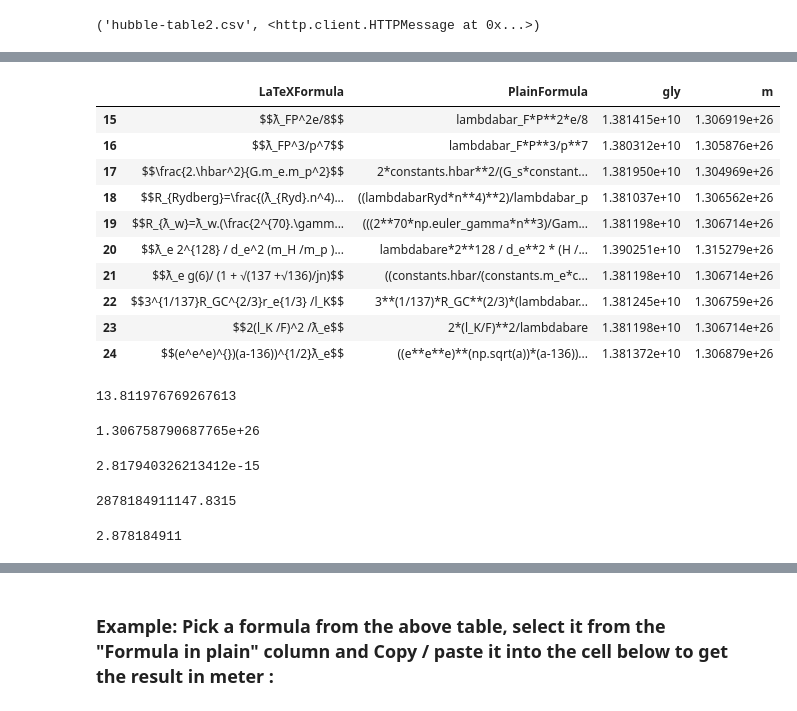
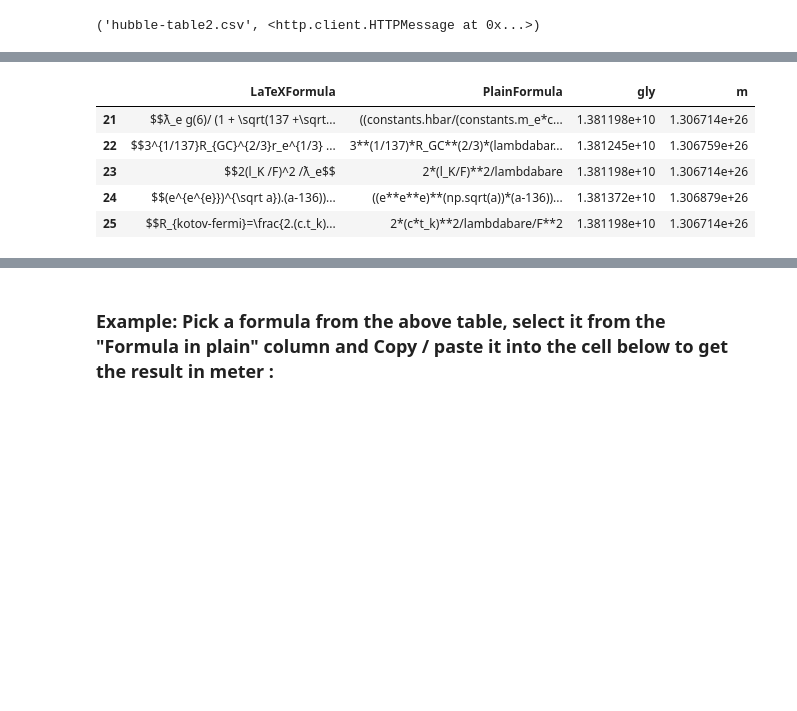
Before and after one commit to LaGuer/hubble-radius, a Jupyter notebook: hubble-radius.ipynb, the cells around one changed output, grey strips where cells are left out. Saved outputs shown, nothing was run; the diff lists cells and outputs as text; code cells hidden in the pictures; blank space fills up the shorter version.

```diff
--- a/hubble-radius.ipynb
+++ b/hubble-radius.ipynb
@@ -195,10 +199,10 @@ display.width = None
 
 #pd.set_option('display.width', 20)
 #pd.set_option('display.max_colwidth', None)
-df = pd.read_csv("hubble-table.csv", dtype = {"gly_value" : "float64","m_value" : "float64"}, skiprows = [30,31], sep = ",")
+df = pd.read_csv("hubble-table.csv", dtype = {"gly" : "float64","m" : "float64"}, skiprows = [30,31], sep = ",")
 #df1 = pd.read_csv("constant-table.csv", dtype = {" c_value" : "float64"}, skiprows = [1], sep = ",")
 
-df.head (20)
+df.head (5)
 # %% [output]
 |  | LaTeXFormula | PlainFormula | gly | m |
 | 0 | $$2\hbar^2/(G.m_e.m_p.m_n)$$ | 2*hbar**2/(G_s*m_e*m_p*m_n) | 1.380048e+10 | 1.305626e+26 |
@@ -220,37 +230,9 @@ df.head (20)
 # %%
-df.tail (10)
+df.tail (5)
 # %% [output]
 |  | LaTeXFormula | PlainFormula | gly | m |
-| 15 | $$ƛ_FP^2e/8$$ | lambdabar_F*P**2*e/8 | 1.381415e+10 | 1.306919e+26 |
-| 16 | $$ƛ_FP^3/p^7$$ | lambdabar_F*P**3/p**7 | 1.380312e+10 | 1.305876e+26 |
-| 17 | $$\frac{2.\hbar^2}{G.m_e.m_p^2}$$ | 2*constants.hbar**2/(G_s*constant... | 1.381950e+10 | 1.304969e+26 |
-| 18 | $$R_{Rydberg}=\frac{(ƛ_{Ryd}.n^4)... | ((lambdabarRyd*n**4)**2)/lambdabar_p | 1.381037e+10 | 1.306562e+26 |
-| 19 | $$R_{ƛ_w}=ƛ_w.(\frac{2^{70}.\gamm... | (((2**70*np.euler_gamma*n**3)/Gam... | 1.381198e+10 | 1.306714e+26 |
-| 20 | $$ƛ_e 2^{128} / d_e^2 (m_H /m_p )... | lambdabare*2**128 / d_e**2 * (H /... | 1.390251e+10 | 1.315279e+26 |
-| 21 | $$ƛ_e g(6)/ (1 + √(137 +√136)/jn)$$ | ((constants.hbar/(constants.m_e*c... | 1.381198e+10 | 1.306714e+26 |
-| 22 | $$3^{1/137}R_GC^{2/3}r_e{1/3} /l_K$$ | 3**(1/137)*R_GC**(2/3)*(lambdabar... | 1.381245e+10 | 1.306759e+26 |
+| 21 | $$ƛ_e g(6)/ (1 + \sqrt(137 +\sqrt... | ((constants.hbar/(constants.m_e*c... | 1.381198e+10 | 1.306714e+26 |
+| 22 | $$3^{1/137}R_{GC}^{2/3}r_e^{1/3} ... | 3**(1/137)*R_GC**(2/3)*(lambdabar... | 1.381245e+10 | 1.306759e+26 |
 | 23 | $$2(l_K /F)^2 /ƛ_e$$ | 2*(l_K/F)**2/lambdabare | 1.381198e+10 | 1.306714e+26 |
-| 24 | $$(e^e^e)^{})(a-136))^{1/2}ƛ_e$$ | ((e**e**e)**(np.sqrt(a))*(a-136))... | 1.381372e+10 | 1.306879e+26 |
+| 24 | $$(e^{e^{e}})^{\sqrt a}).(a-136))... | ((e**e**e)**(np.sqrt(a))*(a-136))... | 1.381372e+10 | 1.306879e+26 |
+| 25 | $$R_{kotov-fermi}=\frac{2.(c.t_k)... | 2*(c*t_k)**2/lambdabare/F**2 | 1.381198e+10 | 1.306714e+26 |
-# %%
-#2(l K /F) 2 /ƛ e
-2*(l_K/F)**2/lambdabare/(constants.light_year*10**9)
-# %% [output]
-13.811976769267613
-# %%
-3**(1/137)*R_GC**(2/3)*(lambdabare/a)**(4/3)/l_K
-# %% [output]
-1.306758790687765e+26
-# %%
-r_e=(lambdabare/a)
-print(r_e)
-# %% [output]
-2.817940326213412e-15
-# %%
-l_K=t_k*c
-print(l_K)
-# %% [output]
-2878184911147.8315
-# %%
-2.878184911
-# %% [output]
-2.878184911
```
Also changed, not shown: parts of 99 cells of this notebook.
